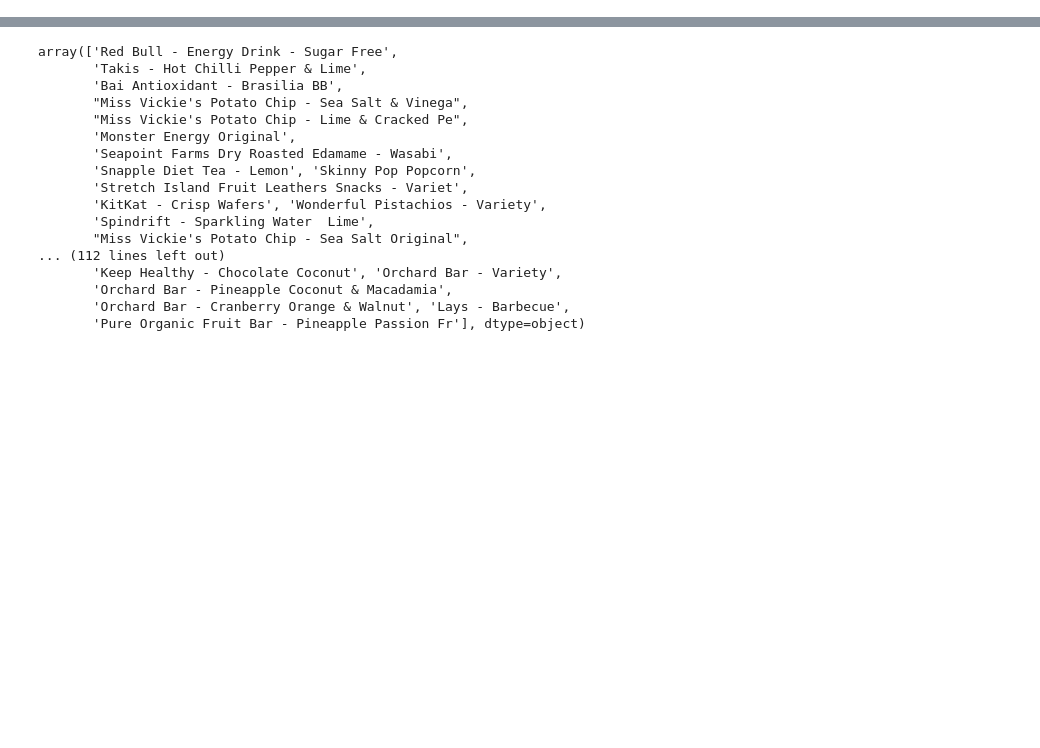
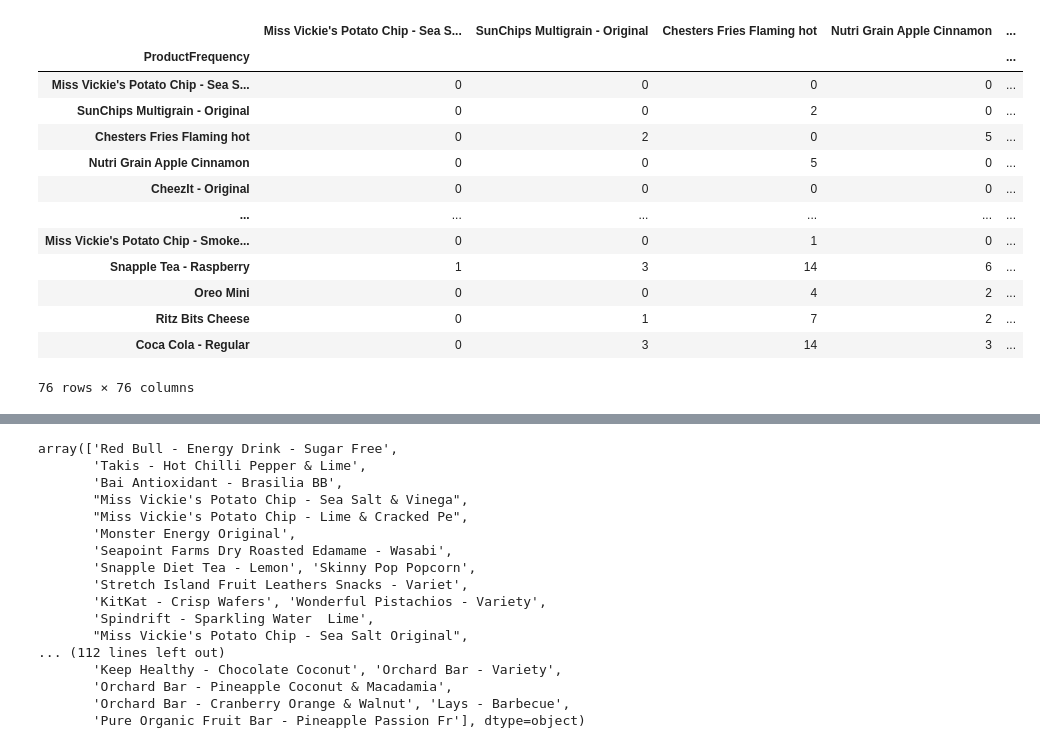
Before and after one commit to tomweinandy/AIinPowerBI, a Jupyter notebook: clean_vending_data.ipynb, the cells around one changed output, grey strips where cells are left out. Cells and saved outputs as stored; diff of their text form; code cells hidden in the pictures; blank space fills up the shorter version.

```diff
--- a/clean_vending_data.ipynb
+++ b/clean_vending_data.ipynb
@@ -177,0 +237,14 @@ df.to_csv('vending.csv')
+# %%
+# Make list of baskets
+dff = df[df['Location']=='Factory']
+dff = dff[['Date', 'Product']]
+
+basket_list = []
+
+for day in dff['Date'].unique():
+    basket = dff[dff['Date']==day]
+    basket = basket.drop_duplicates()
+    basket = set(basket['Product'])
+    basket_list.append(basket)
+
+basket_list
@@ -177,0 +269,49 @@ df.to_csv('vending.csv')
+# %%
+import numpy as np
+
+# Extract unique items from the grocery list
+unique_items = list(set.union(*basket_list))
+
+# Create an empty matrix to store the frequencies
+frequency_matrix = np.zeros((len(unique_items), len(unique_items)), dtype=int)
+
+# Iterate over each set in the grocery list
+for item_set in basket_list:
+    # Convert the set to a list for indexing purposes
+    items = list(item_set)
+
+    # Increment the frequency count for each pair of items in the set
+    for i in range(len(items)):
+        for j in range(i + 1, len(items)):
+            item1 = items[i]
+            item2 = items[j]
+
+            # Find the indices of the items in the unique items list
+            item1_index = unique_items.index(item1)
+            item2_index = unique_items.index(item2)
+
+            # Increment the corresponding entry in the frequency matrix
+            frequency_matrix[item1_index][item2_index] += 1
+            frequency_matrix[item2_index][item1_index] += 1
+
+# Create a pandas DataFrame from the frequency matrix
+frequency_df = pd.DataFrame(frequency_matrix, index=unique_items, columns=unique_items)
+frequency_df.index.name = 'ProductFrequency'
+
+# Display the frequency matrix
+frequency_df #.to_csv('vending_frequencies.csv')
+# %% [output]
+|  | Miss Vickie's Potato Chip - Sea S... | SunChips Multigrain - Original | Chesters Fries Flaming hot | Nutri Grain Apple Cinnamon | ... |
+| ProductFrequency |  |  |  |  | ... |
+| Miss Vickie's Potato Chip - Sea S... | 0 | 0 | 0 | 0 | ... |
+| SunChips Multigrain - Original | 0 | 0 | 2 | 0 | ... |
+| Chesters Fries Flaming hot | 0 | 2 | 0 | 5 | ... |
+| Nutri Grain Apple Cinnamon | 0 | 0 | 5 | 0 | ... |
+| CheezIt - Original | 0 | 0 | 0 | 0 | ... |
+| ... | ... | ... | ... | ... | ... |
+| Miss Vickie's Potato Chip - Smoke... | 0 | 0 | 1 | 0 | ... |
+| Snapple Tea - Raspberry | 1 | 3 | 14 | 6 | ... |
+| Oreo Mini | 0 | 0 | 4 | 2 | ... |
+| Ritz Bits Cheese | 0 | 1 | 7 | 2 | ... |
+| Coca Cola - Regular | 0 | 3 | 14 | 3 | ... |
+76 rows × 76 columns
```
Also changed, not shown: parts of 20 cells of this notebook, 3 other files.
